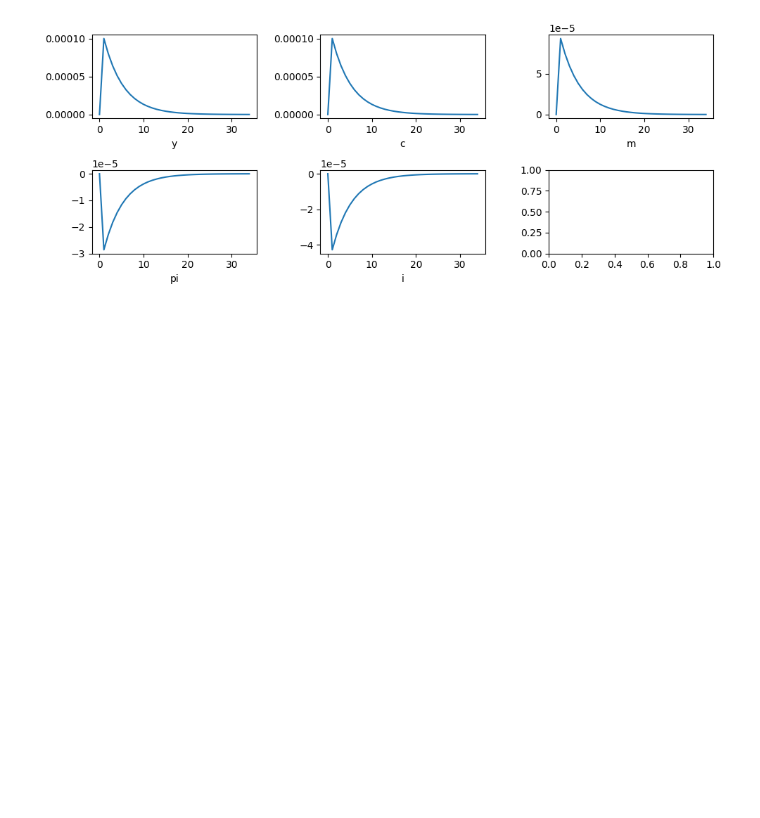
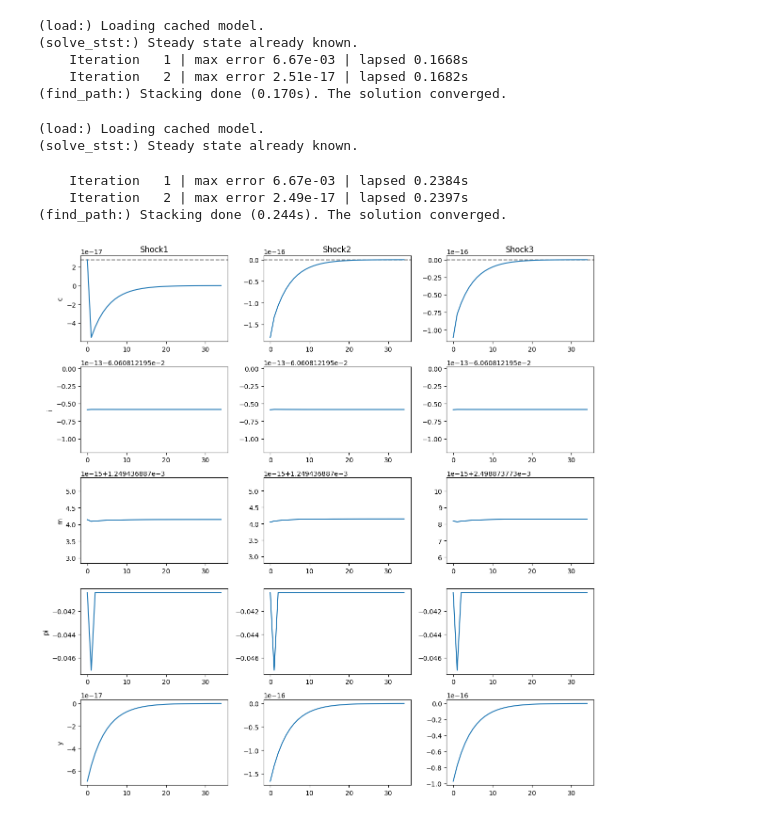
Before and after one commit to cortizbon/macro-models, a Jupyter notebook: miu_model/simul.ipynb, the cells around one changed output. Cells and saved outputs as stored; diff of their text form; code cells hidden in the pictures; blank space fills up the shorter version.

```diff
--- a/miu_model/simul.ipynb
+++ b/miu_model/simul.ipynb
@@ -41,12 +19,66 @@ x, flag = model.find_path(shock=shk)
-# %%
-
-# plotting
-fig, axs = plt.subplots(2, 3, figsize=(10, 4))
-for i,v in enumerate(("y", "c", "m", "pi", "i")):
-
-    axs.flatten()[i].plot(x[:35,model['variables'].index(v)])
-    axs.flatten()[i].set_xlabel(v)
-
-fig.tight_layout()
-# %% [output]
-[figure, removed]
+# %%
+model2 = ep.load('miu2.yaml',
+                 raise_errors=True,
+                 verbose=True)
+model2['steady_state']['fixed_values']['sigma'] = 2
+_ = model2.solve_stst()
+model2.steady_state
+shk = ('ei', 0.01 )
+
+x2, flag = model2.find_path(shock=shk)
+# %% [output]
+(load:) Loading cached model.
+(solve_stst:) Steady state already known.
+    Iteration   1 | max error 6.67e-03 | lapsed 0.1668s
+    Iteration   2 | max error 2.51e-17 | lapsed 0.1682s
+(find_path:) Stacking done (0.170s). The solution converged.
+# %%
+model3 = ep.load('miu2.yaml', raise_errors=True, verbose=True)
+model3['steady_state']['fixed_values']['nu'] = 2
+_ = model3.solve_stst()
+model3.steady_state
+shk = ('ei', 0.01)
+
+x3, flag = model3.find_path(shock=shk)
+# %% [output]
+(load:) Loading cached model.
+(solve_stst:) Steady state already known.
+    Iteration   1 | max error 6.67e-03 | lapsed 0.2384s
+    Iteration   2 | max error 2.49e-17 | lapsed 0.2397s
+(find_path:) Stacking done (0.244s). The solution converged.
+# %%
+x = [x1, x2, x3]
+# %%
+fig, axes = plt.subplots(5,
+                         len(x),
+                          figsize=(12, 12))
+
+vars = ['c', 'i', 'm', 'pi', 'y']
+
+for i, ax in enumerate(axes):
+  var = vars[i]
+  for idx, a in enumerate(ax):
+    m = x[idx]
+    if var == 'c':
+      a.axhline(max(m[:35, i]),
+                color='k',
+                ls='--',
+                alpha=0.5)
+    if var == 'l':
+      a.axhline(max(m[:35, i]), color='k',
+                ls='--',
+                alpha=0.5)
+      a.axhline(0, color='r', ls='--', alpha=0.5)
+    a.plot(m[:35, i])
+
+    if i == 0:
+      a.set_title(f'Shock{idx + 1}')
+
+
+    if idx == 0:
+      a.set_ylabel(var)
+
+
+fig.tight_layout()
+# %% [output]
+[figure, added]
```
Also changed, not shown: parts of 4 cells of this notebook, 3 other files.
